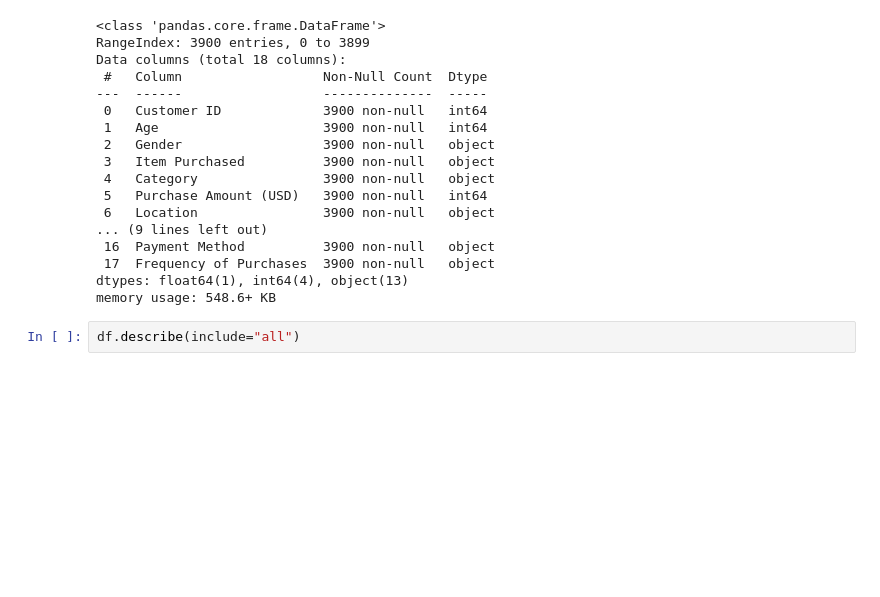
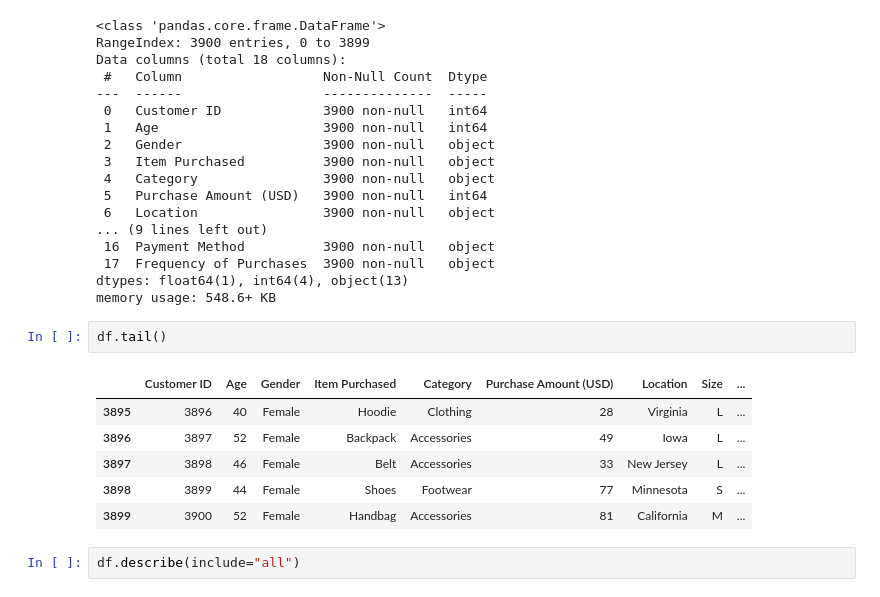
Before and after one commit to shellybaisla/shopping-analysis, a Jupyter notebook: customer_behaviour.ipynb, the cells around one changed output. Drawn from its saved outputs; the diff is of its cells as text; blank space fills up the shorter version.

Commit message:
customer behaviour analysis

```diff
--- a/customer_behaviour.ipynb
+++ b/customer_behaviour.ipynb
@@ -32,6 +32,15 @@ Data columns (total 18 columns):
  17  Frequency of Purchases  3900 non-null   object
 dtypes: float64(1), int64(4), object(13)
 memory usage: 548.6+ KB
+# %%
+df.tail()
+# %% [output]
+|  | Customer ID | Age | Gender | Item Purchased | Category | Purchase Amount (USD) | Location | Size | ... |
+| 3895 | 3896 | 40 | Female | Hoodie | Clothing | 28 | Virginia | L | ... |
+| 3896 | 3897 | 52 | Female | Backpack | Accessories | 49 | Iowa | L | ... |
+| 3897 | 3898 | 46 | Female | Belt | Accessories | 33 | New Jersey | L | ... |
+| 3898 | 3899 | 44 | Female | Shoes | Footwear | 77 | Minnesota | S | ... |
+| 3899 | 3900 | 52 | Female | Handbag | Accessories | 81 | California | M | ... |
 # %%
 df.describe(include="all")
 # %% [output]
```
Also changed, not shown: parts of 1 cell of this notebook.
